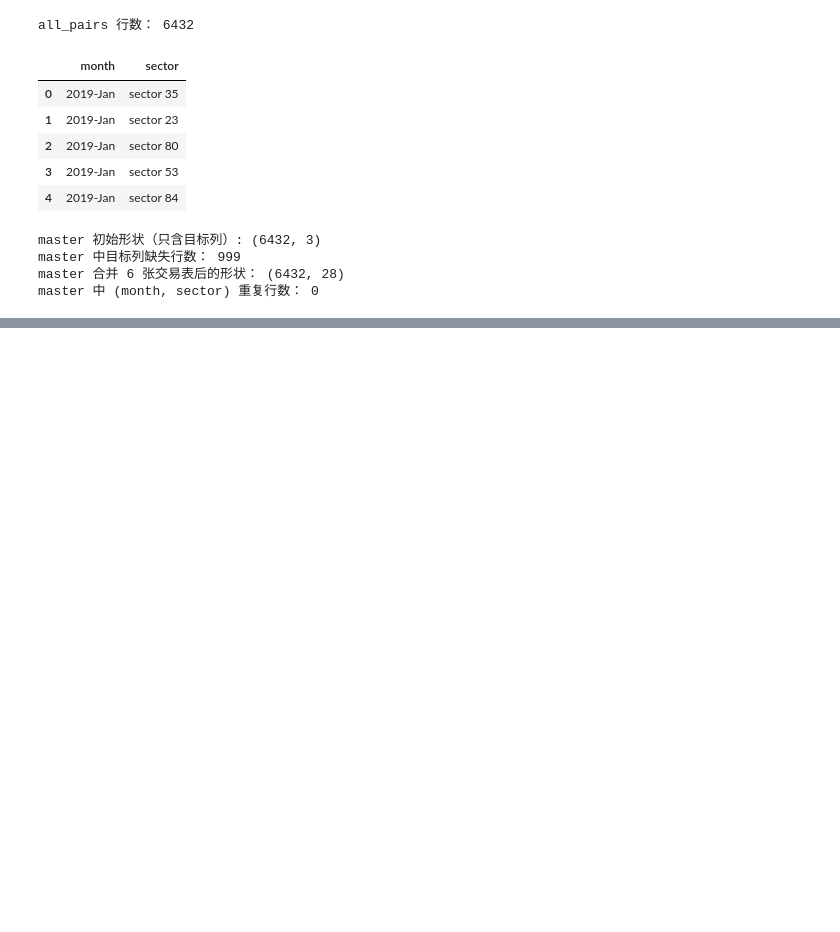
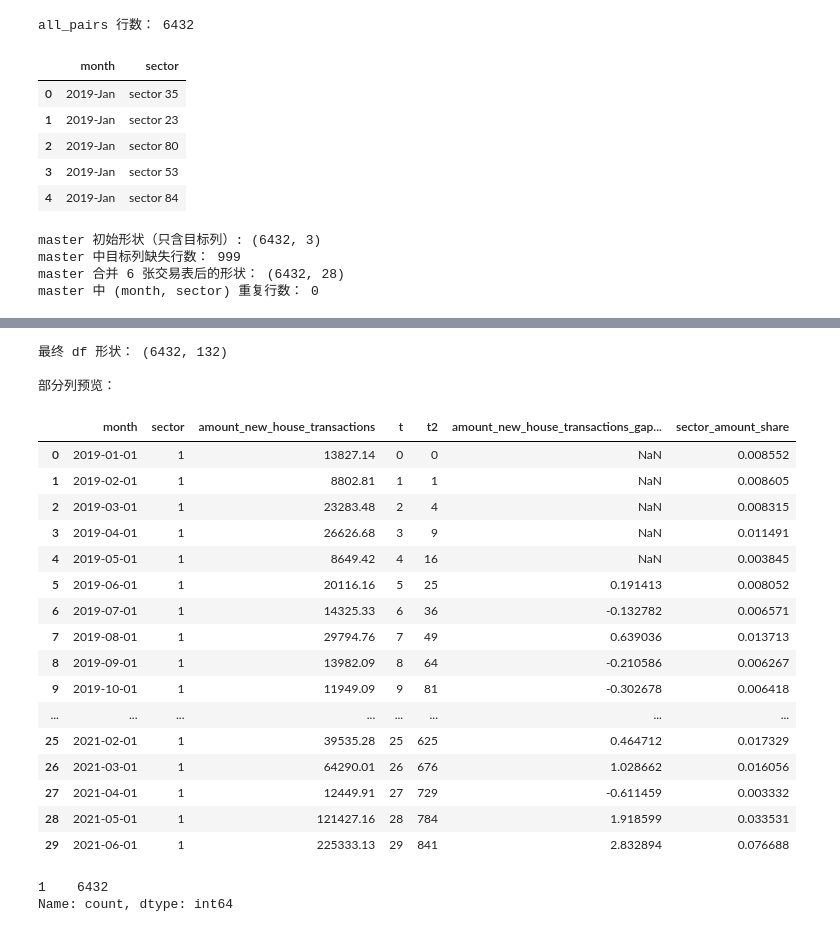
Before and after one commit to fonction-positive/HoML, a Jupyter notebook: RealEstateDemandPrediction/Preprocess.ipynb, the cells around one changed output, grey strips where cells are left out. Saved outputs shown, nothing was run; the diff lists cells and outputs as text; code cells hidden in the pictures; blank space fills up the shorter version.

```diff
--- a/RealEstateDemandPrediction/Preprocess.ipynb
+++ b/RealEstateDemandPrediction/Preprocess.ipynb
@@ -338,0 +416,59 @@ memory usage: 691.9+ MB
+# %%
+# ================== 10. 区位结构特征 ==================
+
+# (1) sector 固定效应（one-hot）
+sector_dummies = pd.get_dummies(df["sector"], prefix="sector")
+df = pd.concat([df, sector_dummies], axis=1)
+
+# (2) 相对全市的“份额 / 溢价”
+#   注意这里的 groupby 不再用 year，而是直接按 month（datetime）来聚合同一月份的所有板块
+if "amount_new_house_transactions" in df.columns:
+    df["city_amount_total"] = df.groupby("month")["amount_new_house_transactions"].transform("sum")
+    df["sector_amount_share"] = df["amount_new_house_transactions"] / (df["city_amount_total"] + 1e-6)
+
+if "price_new_house_transactions" in df.columns:
+    df["city_price_avg"] = df.groupby("month")["price_new_house_transactions"].transform("mean")
+    df["sector_price_premium"] = df["price_new_house_transactions"] / (df["city_price_avg"] + 1e-6) - 1
+# %%
+# ================== 11. 最后检查 ==================
+print("最终 df 形状：", df.shape)
+print("\n部分列预览：")
+cols_preview = [
+    "month", "sector",
+    "amount_new_house_transactions",
+    "t", "t2",
+] + [c for c in df.columns if c.endswith("_yoy")][:3] \
+  + [c for c in df.columns if c.endswith("_gap_ma12")][:3] \
+  + ["inventory_per_unit" if "inventory_per_unit" in df.columns else None,
+     "sector_amount_share" if "sector_amount_share" in df.columns else None,
+     "sector_price_premium" if "sector_price_premium" in df.columns else None]
+
+cols_preview = [c for c in cols_preview if c is not None and c in df.columns]
+display(df[cols_preview].head(30))
+# %% [output]
+最终 df 形状： (6432, 132)
+
+部分列预览：
+|  | month | sector | amount_new_house_transactions | t | t2 | amount_new_house_transactions_gap... | sector_amount_share |
+| 0 | 2019-01-01 | 1 | 13827.14 | 0 | 0 | NaN | 0.008552 |
+| 1 | 2019-02-01 | 1 | 8802.81 | 1 | 1 | NaN | 0.008605 |
+| 2 | 2019-03-01 | 1 | 23283.48 | 2 | 4 | NaN | 0.008315 |
+| 3 | 2019-04-01 | 1 | 26626.68 | 3 | 9 | NaN | 0.011491 |
+| 4 | 2019-05-01 | 1 | 8649.42 | 4 | 16 | NaN | 0.003845 |
+| 5 | 2019-06-01 | 1 | 20116.16 | 5 | 25 | 0.191413 | 0.008052 |
+| 6 | 2019-07-01 | 1 | 14325.33 | 6 | 36 | -0.132782 | 0.006571 |
+| 7 | 2019-08-01 | 1 | 29794.76 | 7 | 49 | 0.639036 | 0.013713 |
+| 8 | 2019-09-01 | 1 | 13982.09 | 8 | 64 | -0.210586 | 0.006267 |
+| 9 | 2019-10-01 | 1 | 11949.09 | 9 | 81 | -0.302678 | 0.006418 |
+| ... | ... | ... | ... | ... | ... | ... | ... |
+| 25 | 2021-02-01 | 1 | 39535.28 | 25 | 625 | 0.464712 | 0.017329 |
+| 26 | 2021-03-01 | 1 | 64290.01 | 26 | 676 | 1.028662 | 0.016056 |
+| 27 | 2021-04-01 | 1 | 12449.91 | 27 | 729 | -0.611459 | 0.003332 |
+| 28 | 2021-05-01 | 1 | 121427.16 | 28 | 784 | 1.918599 | 0.033531 |
+| 29 | 2021-06-01 | 1 | 225333.13 | 29 | 841 | 2.832894 | 0.076688 |
+# %%
+dup_counts = df.groupby(["month", "sector"]).size()
+print(dup_counts.value_counts().head(10))
+# %% [output]
+1    6432
+Name: count, dtype: int64
```
Also changed, not shown: parts of 8 cells of this notebook.
